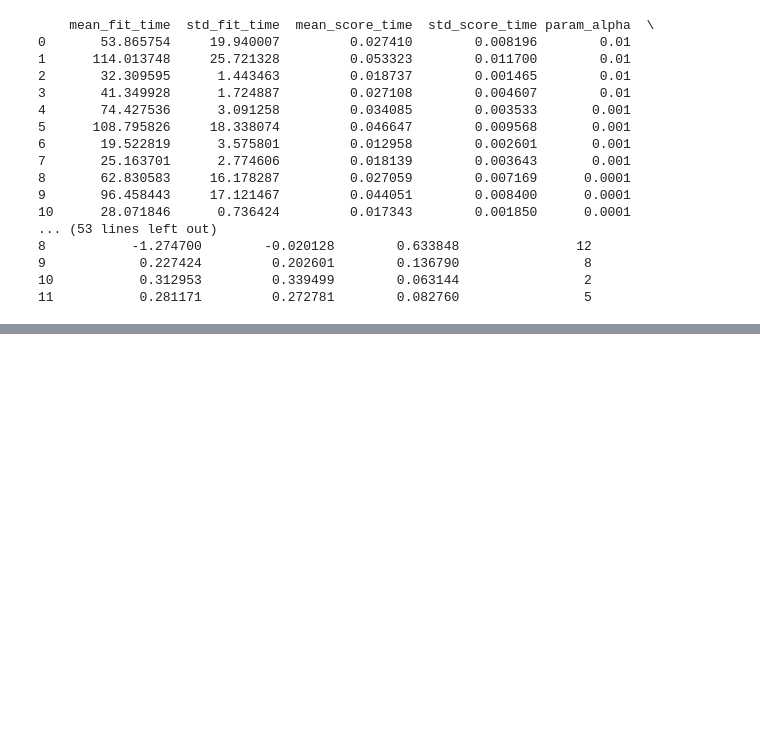
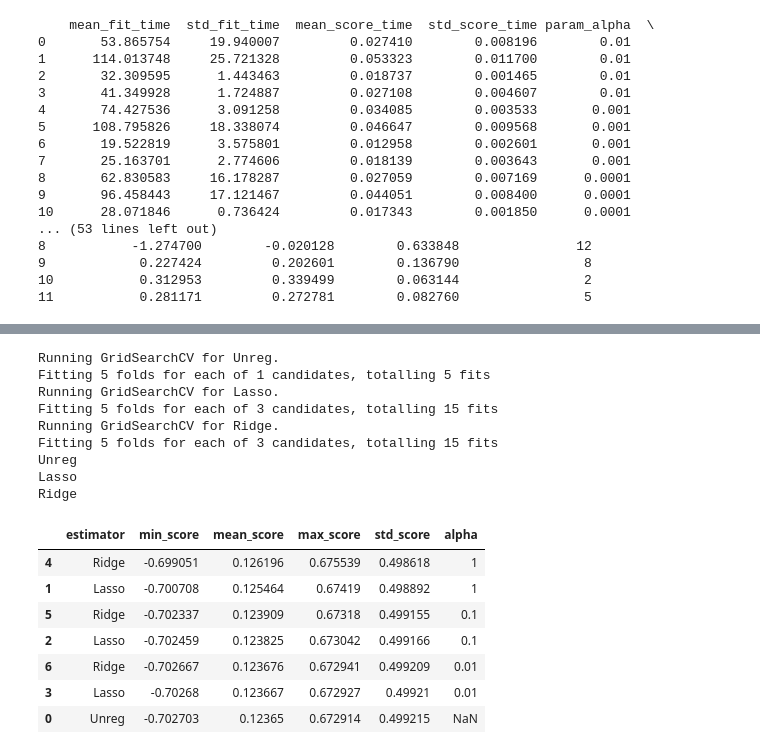
Before and after one commit to ztucker4/ECE219_Winter2021, a Jupyter notebook: Project_4/Project_4.ipynb, the cells around one changed output, grey strips where cells are left out. Saved outputs shown, nothing was run; the diff lists cells and outputs as text; code cells hidden in the pictures; blank space fills up the shorter version.

```diff
--- a/Project_4/Project_4.ipynb
+++ b/Project_4/Project_4.ipynb
@@ -431,0 +502,22 @@ print(pd.DataFrame(clf.cv_results_))
+# %%
+grid_search = EstimatorSelectionHelper(models_in, params_in)
+grid_search.fit(bike_data_ready, labels_bike, n_jobs=1, cv=5)
+grid_search.score_summary(sort_by='mean_score')
+# %% [output]
+Running GridSearchCV for Unreg.
+Fitting 5 folds for each of 1 candidates, totalling 5 fits
+Running GridSearchCV for Lasso.
+Fitting 5 folds for each of 3 candidates, totalling 15 fits
+Running GridSearchCV for Ridge.
+Fitting 5 folds for each of 3 candidates, totalling 15 fits
+Unreg
+Lasso
+Ridge
+|  | estimator | min_score | mean_score | max_score | std_score | alpha |
+| 4 | Ridge | -0.699051 | 0.126196 | 0.675539 | 0.498618 | 1 |
+| 1 | Lasso | -0.700708 | 0.125464 | 0.67419 | 0.498892 | 1 |
+| 5 | Ridge | -0.702337 | 0.123909 | 0.67318 | 0.499155 | 0.1 |
+| 2 | Lasso | -0.702459 | 0.123825 | 0.673042 | 0.499166 | 0.1 |
+| 6 | Ridge | -0.702667 | 0.123676 | 0.672941 | 0.499209 | 0.01 |
+| 3 | Lasso | -0.70268 | 0.123667 | 0.672927 | 0.49921 | 0.01 |
+| 0 | Unreg | -0.702703 | 0.12365 | 0.672914 | 0.499215 | NaN |
```
Also changed, not shown: parts of 4 cells of this notebook.
